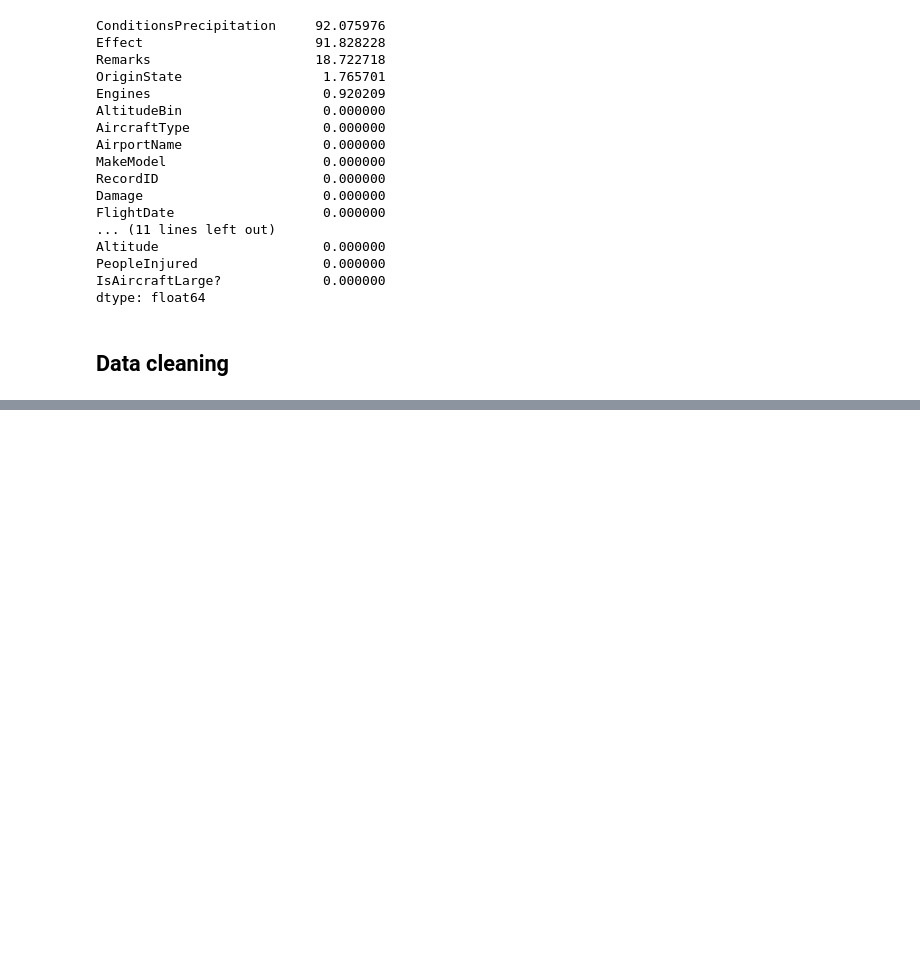
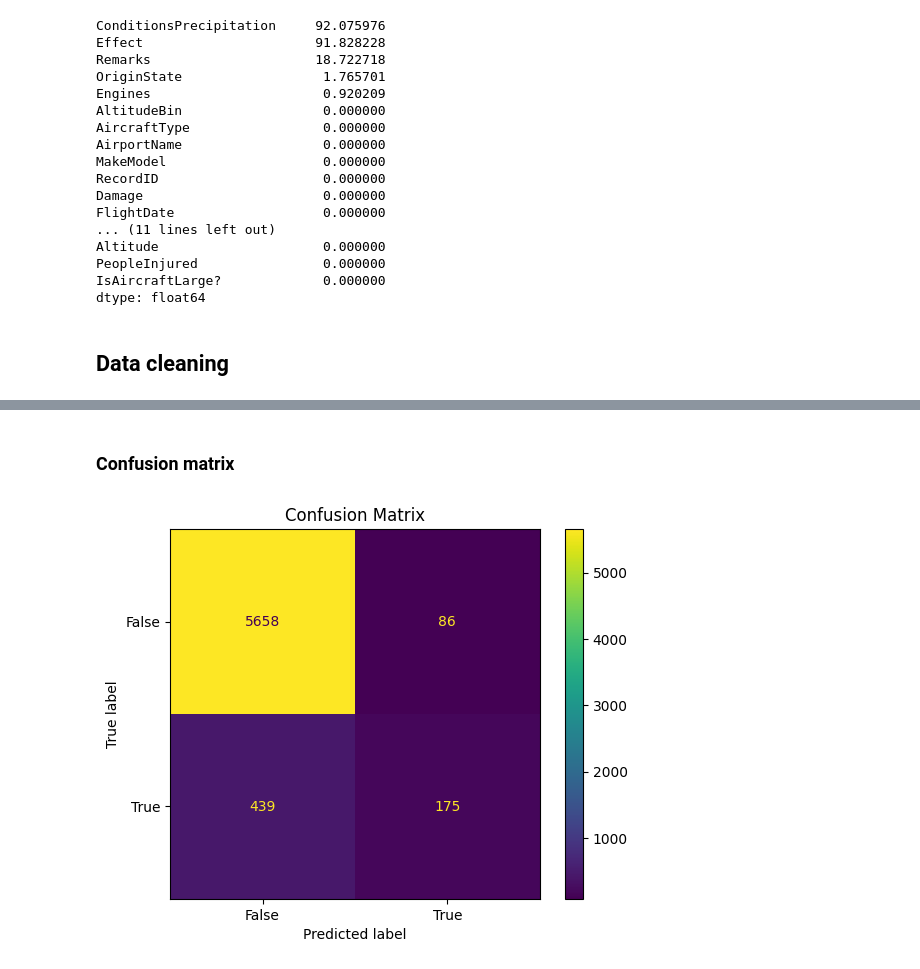
Before and after one commit to andreimocian/bird-strikes-in-aviation-classification, a Jupyter notebook: Birdstrike_classification.ipynb, the cells around one changed output, grey strips where cells are left out. Cells and saved outputs as stored; diff of their text form; code cells hidden in the pictures; blank space fills up the shorter version.

Commit message:
Added cv and metrics

```diff
--- a/Birdstrike_classification.ipynb
+++ b/Birdstrike_classification.ipynb
@@ -75,0 +102,4 @@ data.head(200)
+# %%
+from sklearn.model_selection import train_test_split
+
+X_train, X_valid, y_train, y_valid = train_test_split(X, y, test_size=0.25, random_state=SEED, stratify=y)
@@ -75,0 +211,25 @@ data.head(200)
+# %%
+best_iter = cv_results['test-AUC-mean'].idxmax()
+
+cat_features = [
+    'AirportName',
+    'FlightPhase',
+    'WildlifeSize',
+    'ConditionsSky',
+    'WildlifeSpecies'
+]
+
+params = {
+    'loss_function': 'Logloss',
+    'eval_metric': 'AUC',
+    'verbose': 200,
+    'cat_features': cat_features,
+    'task_type': 'GPU',
+    'random_seed': SEED,
+    'iterations': best_iter + 1
+}
+cbc_2 = CatBoostClassifier(**params)
+cbc_2.fit(X_train, y_train,
+          eval_set=(X_valid, y_valid),
+          use_best_model=True,
+          plot=True)
@@ -75,0 +266,6 @@ data.head(200)
+# %%
+from sklearn.metrics import classification_report
+
+y_pred = cbc_2.predict(X_valid)
+
+print(classification_report(y_valid, y_pred))
@@ -75,0 +281,11 @@ data.head(200)
+# %% [markdown]
+### Confusion matrix
+# %%
+from sklearn.metrics import confusion_matrix, ConfusionMatrixDisplay
+import matplotlib.pyplot as plt
+
+ConfusionMatrixDisplay.from_predictions(y_valid, y_pred)
+plt.title("Confusion Matrix")
+plt.show()
+# %% [output]
+[figure, added]
```
Also changed, not shown: parts of 25 cells of this notebook, 32 other files.
